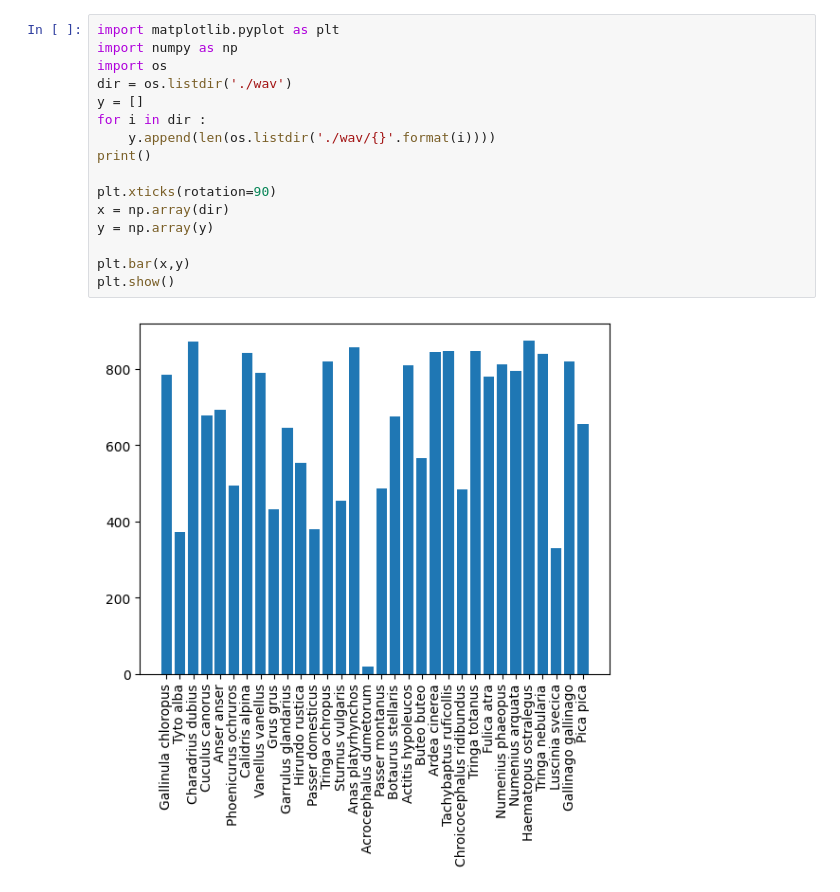
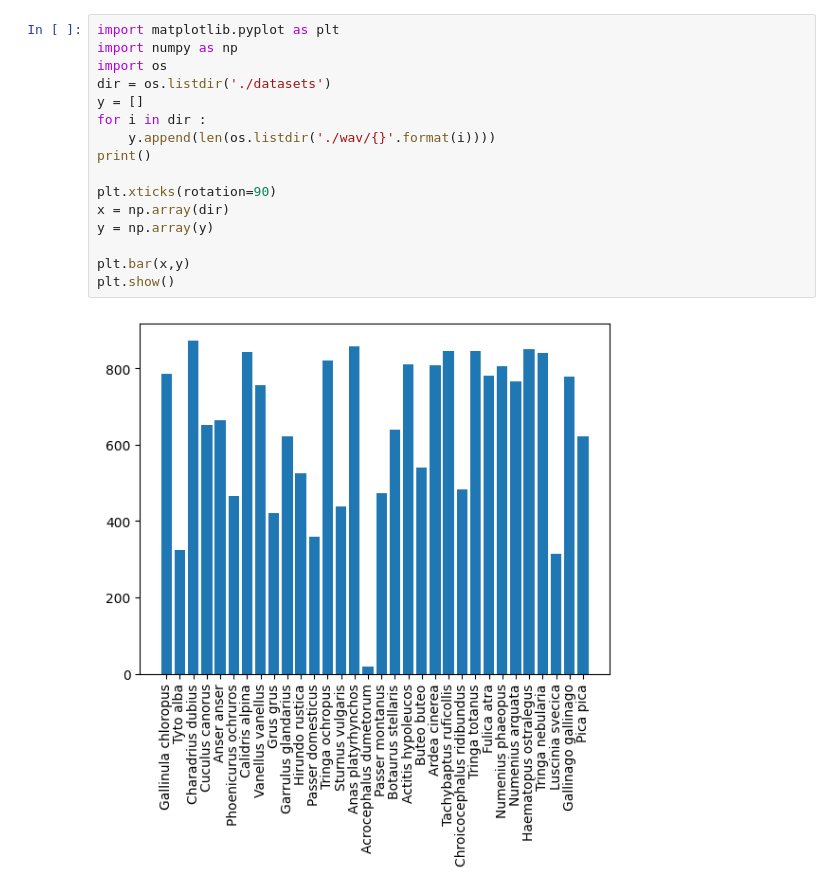
Before and after one commit to same-sain/Bird-Classification, a Jupyter notebook: plotgraph.ipynb, the cells around one changed output. Saved outputs shown, nothing was run; the diff lists cells and outputs as text.

```diff
--- a/plotgraph.ipynb
+++ b/plotgraph.ipynb
@@ -1,21 +1,21 @@
 # %%
 import matplotlib.pyplot as plt
 import numpy as np
 import os
-dir = os.listdir('./wav')
+dir = os.listdir('./datasets')
 y = []
 for i in dir :
     y.append(len(os.listdir('./wav/{}'.format(i))))
 print()
 
 plt.xticks(rotation=90)
 x = np.array(dir)
 y = np.array(y)
 
 plt.bar(x,y)
 plt.show()
 # %% [output]
-[figure, old version]
+[figure, new version]
 # %%
 fig, ax = plt.subplots()
 bar_container = ax.bar(x , y,width=0.5)
```
Also changed, not shown: parts of 1 cell of this notebook, 41 other files.
